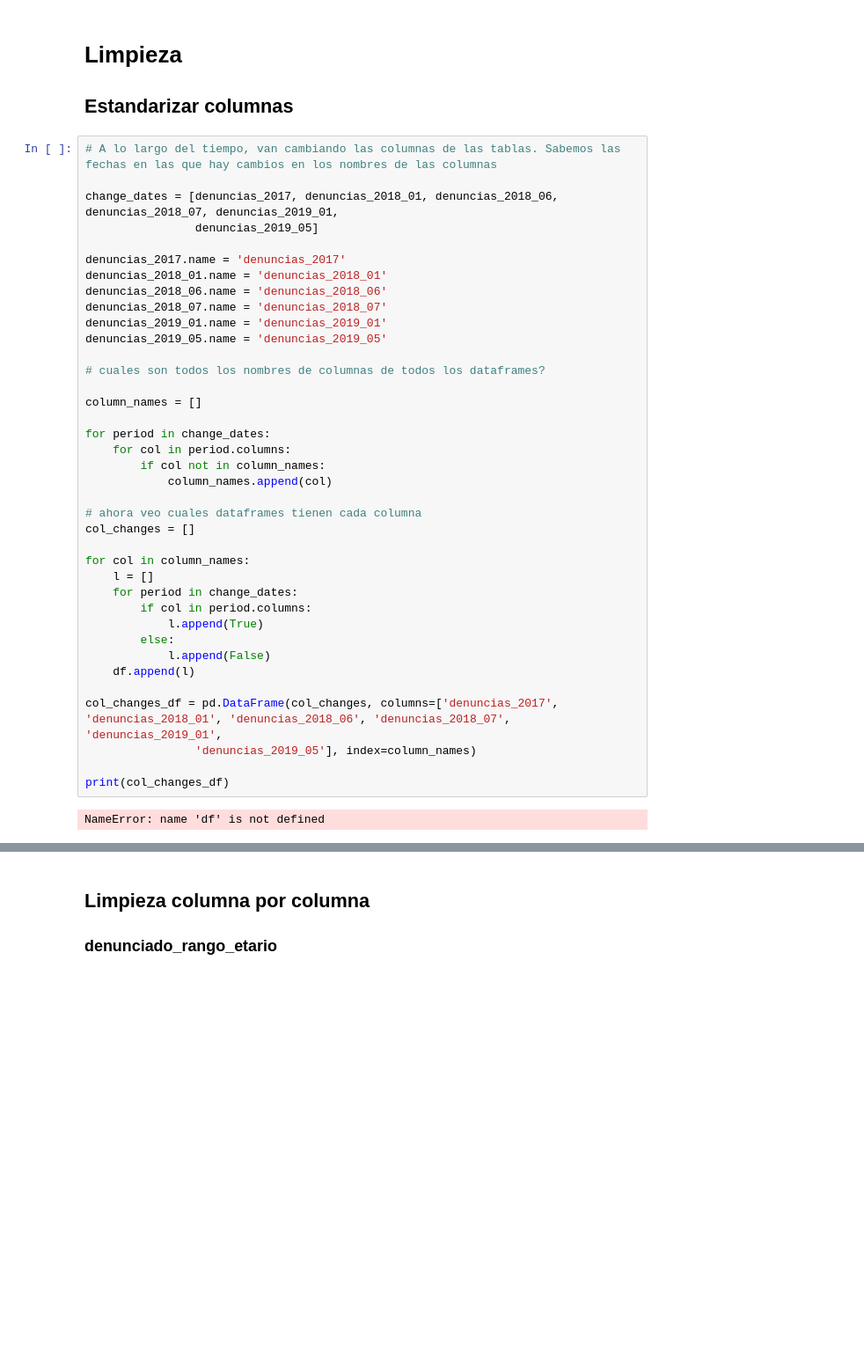
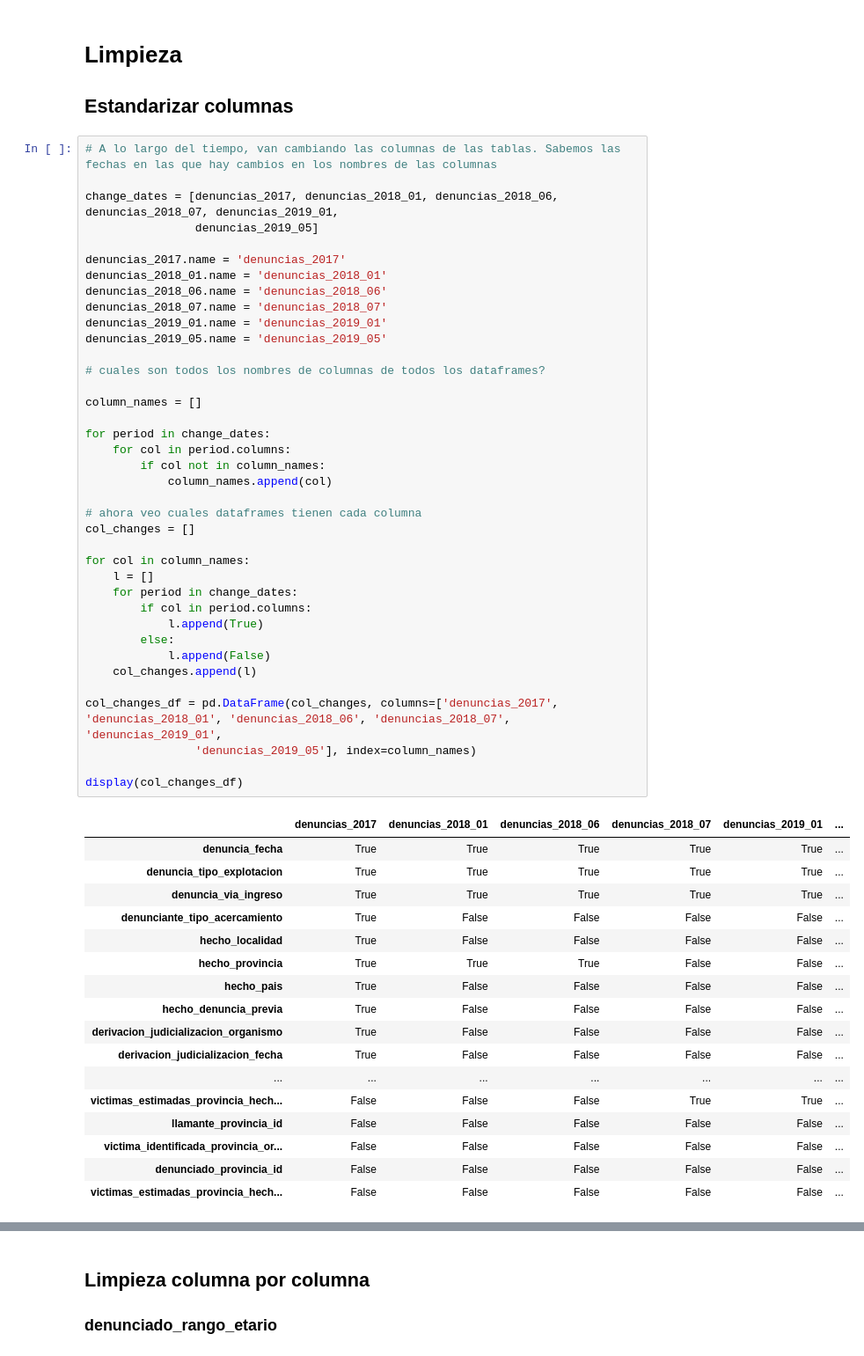
Before and after one commit to martinacantaro/data_contra_la_trata, a Jupyter notebook: analisis.ipynb, the cells around one changed output, grey strips where cells are left out. Shown at 88% size. Cells and saved outputs as stored; diff of their text form; blank space fills up the shorter version.

```diff
--- a/analisis.ipynb
+++ b/analisis.ipynb
@@ -54,36 +56,52 @@ denuncias_2017.name = 'denuncias_2017'
 denuncias_2018_01.name = 'denuncias_2018_01'
 denuncias_2018_06.name = 'denuncias_2018_06'
 denuncias_2018_07.name = 'denuncias_2018_07'
 denuncias_2019_01.name = 'denuncias_2019_01'
 denuncias_2019_05.name = 'denuncias_2019_05'
 
 # cuales son todos los nombres de columnas de todos los dataframes?
 
 column_names = []
 
 for period in change_dates:
     for col in period.columns:
         if col not in column_names:
             column_names.append(col)
 
 # ahora veo cuales dataframes tienen cada columna
 col_changes = []
 
 for col in column_names:
     l = []
     for period in change_dates:
         if col in period.columns:
             l.append(True)
         else:
             l.append(False)
-    df.append(l)
+    col_changes.append(l)
 
 col_changes_df = pd.DataFrame(col_changes, columns=['denuncias_2017', 'denuncias_2018_01', 'denuncias_2018_06', 'denuncias_2018_07', 'denuncias_2019_01',
                 'denuncias_2019_05'], index=column_names)
 
-print(col_changes_df)
+display(col_changes_df)
 # %% [output]
-NameError: name 'df' is not defined
+|  | denuncias_2017 | denuncias_2018_01 | denuncias_2018_06 | denuncias_2018_07 | denuncias_2019_01 | ... |
+| denuncia_fecha | True | True | True | True | True | ... |
+| denuncia_tipo_explotacion | True | True | True | True | True | ... |
+| denuncia_via_ingreso | True | True | True | True | True | ... |
+| denunciante_tipo_acercamiento | True | False | False | False | False | ... |
+| hecho_localidad | True | False | False | False | False | ... |
+| hecho_provincia | True | True | True | False | False | ... |
+| hecho_pais | True | False | False | False | False | ... |
+| hecho_denuncia_previa | True | False | False | False | False | ... |
+| derivacion_judicializacion_organismo | True | False | False | False | False | ... |
+| derivacion_judicializacion_fecha | True | False | False | False | False | ... |
+| ... | ... | ... | ... | ... | ... | ... |
+| victimas_estimadas_provincia_hech... | False | False | False | True | True | ... |
+| llamante_provincia_id | False | False | False | False | False | ... |
+| victima_identificada_provincia_or... | False | False | False | False | False | ... |
+| denunciado_provincia_id | False | False | False | False | False | ... |
+| victimas_estimadas_provincia_hech... | False | False | False | False | False | ... |
 # %%
 name_changes = {'denunciante_tipo_acercamiento':'acercamiento_tipo',
                      'hecho_denuncia_previa':'denuncia_previa',
```
Also changed, not shown: parts of 19 cells of this notebook.
